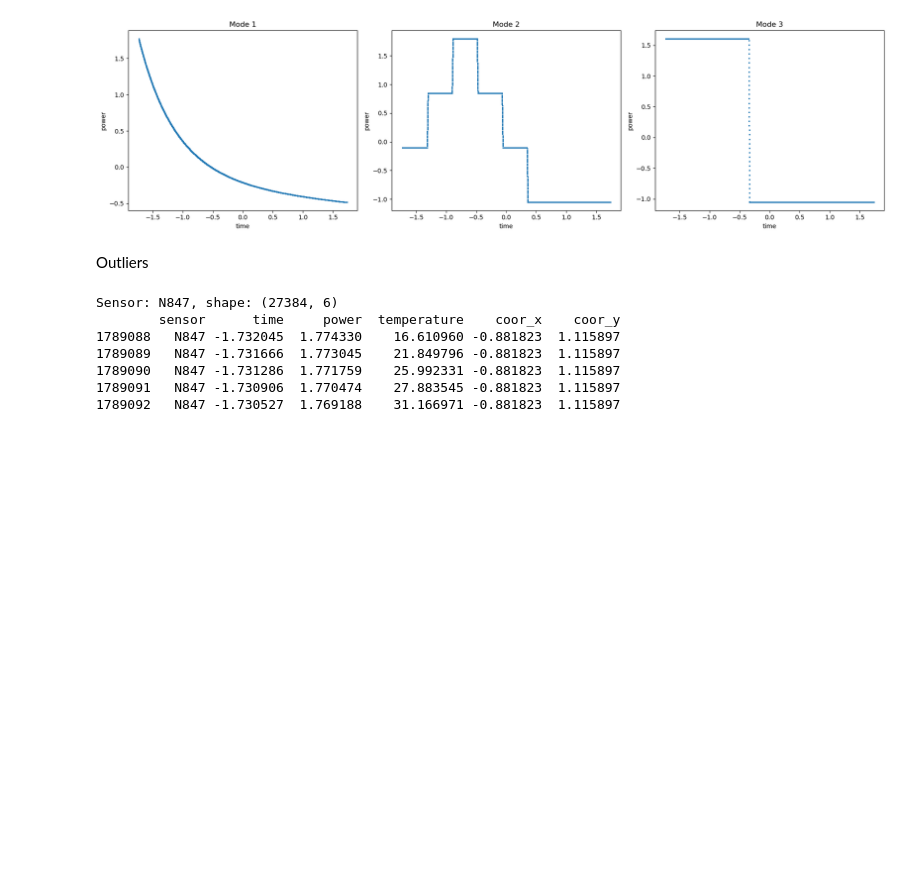
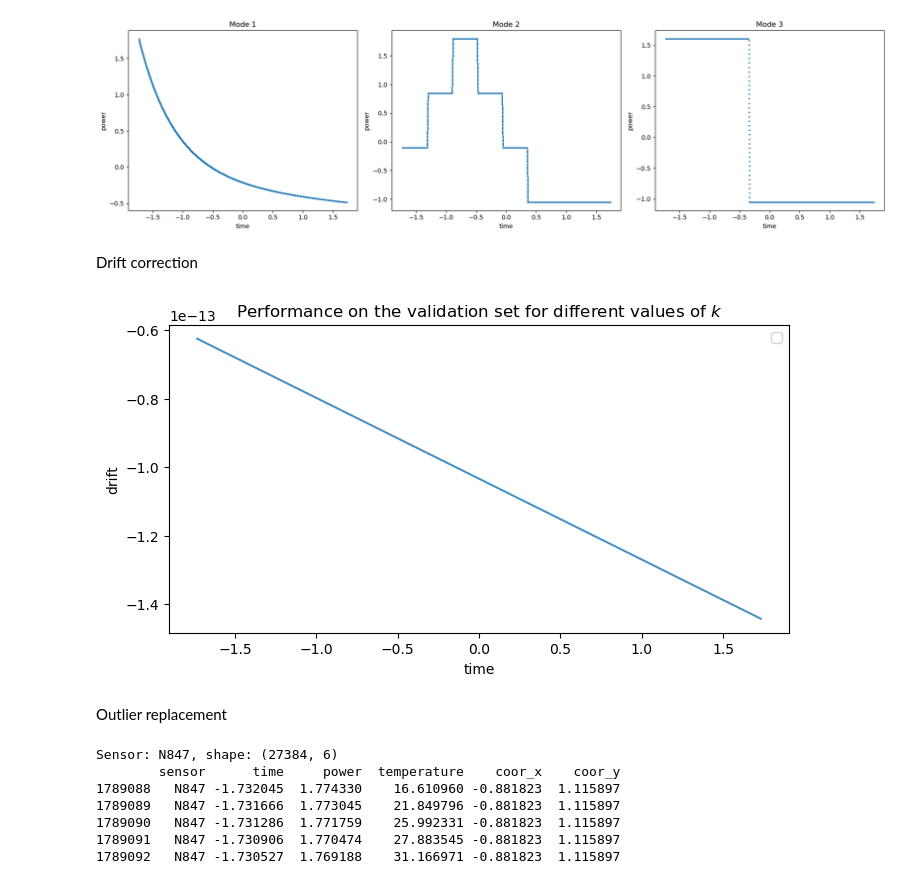
Before and after one commit to alicebeast/FinalProject_ML, a Jupyter notebook: projetdeAliceBG.ipynb, the cells around one changed output. Drawn from its saved outputs; the diff is of its cells as text; code cells hidden in the pictures; blank space fills up the shorter version.

Commit message:
essais non-concluants de drift

```diff
--- a/projetdeAliceBG.ipynb
+++ b/projetdeAliceBG.ipynb
@@ -280,3 +280,32 @@ plt.show()
 # %% [output]
 (730160, 5) (730160, 5) (730160, 5)
 [figure]
+# %% [markdown]
+Drift correction
+# %%
+def estimate_drift_mode1(df, column='temperature', degree=4):
+    time = df['time'].to_numpy()
+    temp = df[column].to_numpy()
+
+    # Remove the physical trend
+    coeffs = np.polyfit(time, temp, degree)
+    trend = np.polyval(coeffs, time)
+    residuals = temp - trend
+
+    # Fit a line to the residuals — slope indicates drift rate
+    drift_coeffs = np.polyfit(time, residuals, 1)
+    drift = np.polyval(drift_coeffs, time)
+
+    return drift, drift_coeffs[0]  # drift signal + drift rate (units/time)
+# %%
+drift, time, residuals = estimate_drift_mode1(mode1)
+# %%
+plt.figure(figsize=(8,4), dpi=100)
+plt.plot(time, drift, alpha=0.8)
+plt.xlabel("time")
+plt.ylabel("drift")
+plt.legend()
+plt.title("Performance on the validation set for different values of $k$")
+plt.show()
+# %% [output]
+[figure, added]
@@ -283,5 +337,5 @@ plt.show()
 # %% [markdown]
-Outliers
+Outlier replacement
 # %%
 random_sensor = train['sensor'].sample(1).values[0]
 subset = train[train['sensor'] == random_sensor]
```
Also changed, not shown: parts of 2 cells of this notebook.
